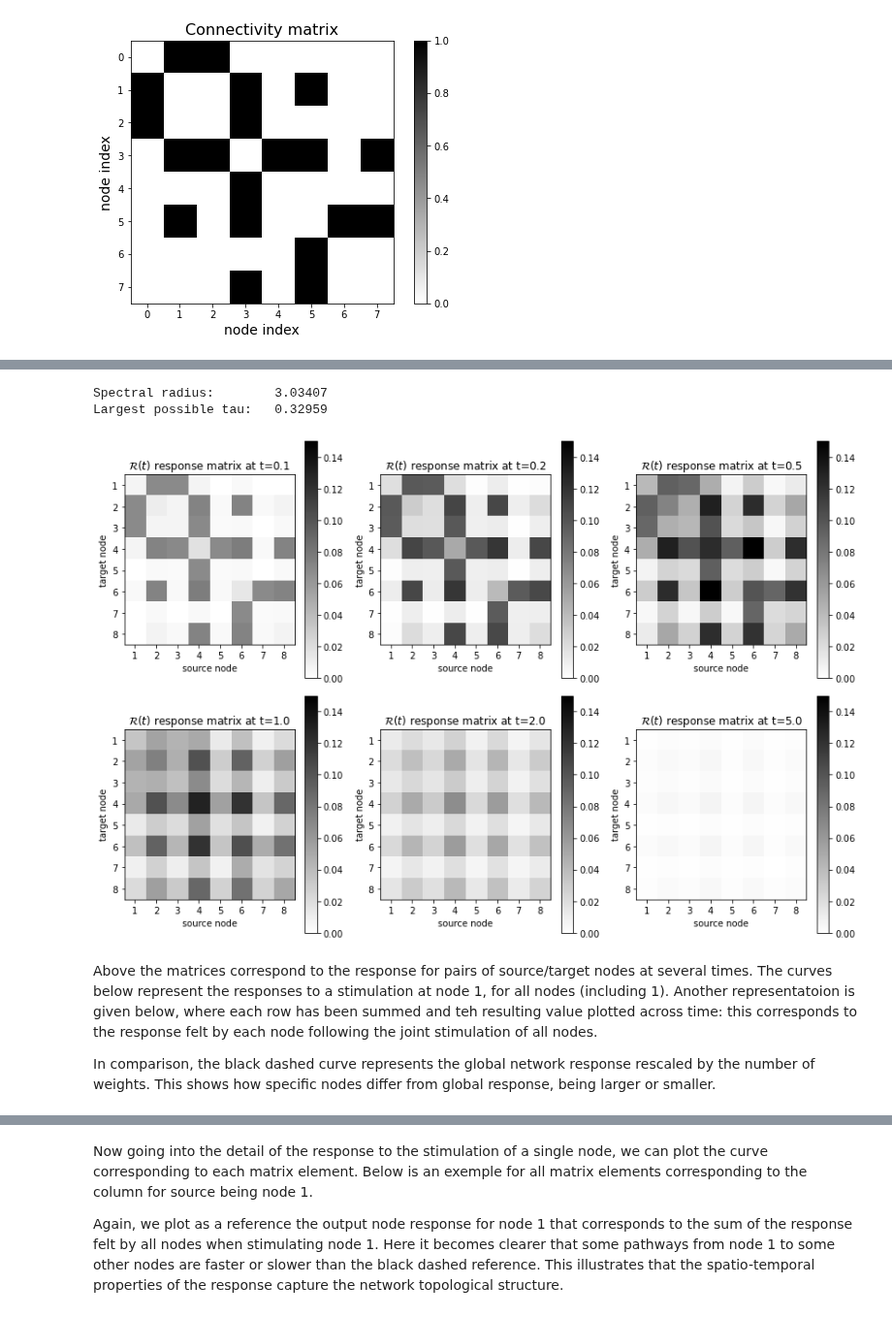
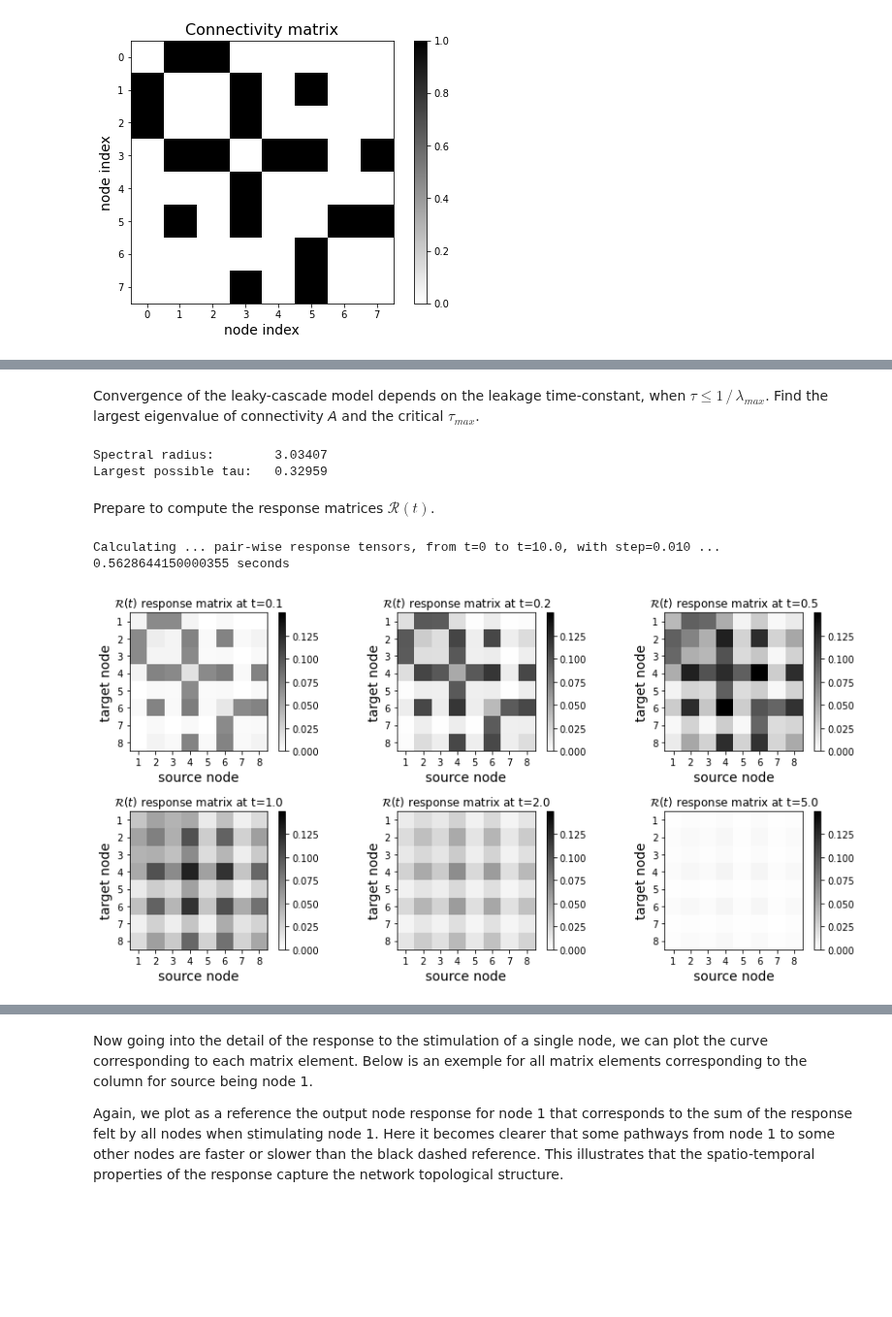
Before and after one commit to mb-BCA/SiReNetA_Tutorials, a Jupyter notebook: Tutorial_Notebooks/1_GettingStarted.ipynb, the cells around one changed output, grey strips where cells are left out. Shown at 97% size. Saved outputs shown, nothing was run; the diff lists cells and outputs as text; code cells hidden in the pictures; blank space fills up the shorter version.

```diff
--- a/Tutorial_Notebooks/1_GettingStarted.ipynb
+++ b/Tutorial_Notebooks/1_GettingStarted.ipynb
@@ -140,50 +153,60 @@ Now choosing a propagation model
+# %% [markdown]
+Convergence of the leaky-cascade model depends on the leakage time-constant, when $\tau \leq 1 \,/\, \lambda_{max}$. Find the largest eigenvalue of connectivity *A* and the critical $\tau_{max}$.
 # %%
-# Check the spectral radius and the largest time constant for the leaky cascade propagation model
+# Find the largest eigenvalue of the connectivity matrix A
 evs = np.linalg.eigvals(net)
-evsnorms = np.zeros(N, float)
-for i in range(N):
-    evsnorms[i] = np.linalg.norm(evs[i])
-evmax = evsnorms.max()
-taumax = 1.0/evmax
+evmax = evs.real.max()
+# Calculate the largest possible tau
+taumax = 1.0 / evmax
 
 print( 'Spectral radius:\t%2.5f' %evmax )
 print( 'Largest possible tau:\t%2.5f' %taumax )
 # %% [output]
 Spectral radius:        3.03407
 Largest possible tau:   0.32959
+# %% [markdown]
+Prepare to compute the response matrices $\mathcal{R}(t)$.
 # %%
-# Set a leakage time-constant
-tau = 0.8 * taumax
-
-# Define the temporal resolution for the "simulation"
+# Define the simulation parameters
+# Set the temporal resolution
 tfinal = 10
 dt = 0.01
 tpoints = np.arange(0.0, tfinal+dt, dt)
 nsteps = len(tpoints)
 
-# Calculate the pair-wise responses for a time span between 0 and tmax
-resps_lc = sna.Resp_LeakyCascade(net, S0=1.0, tau=tau, tmax=tfinal, timestep=dt)
+# Set the leakage time-constants τ, proportional to taumax
+tau = 0.8 * taumax
+
+# Define the stimulation amplitude to every node
+stim = 1.0
+# %%
+# Calculate temporal evolution of the pair-wise responses R(t)
+print('\nCalculating ... pair-wise response tensors, from t=0 to t=%3.1f, with step=%3.3f ...' %(tfinal, dt) )
+time1 = timer()
+Rmats = sna.Resp_LeakyCascade(net.T, S0=stim, tau=tau, tmax=tfinal, timestep=dt)
+time2 = timer()
+print( time2 - time1, 'seconds' )
+# %% [output]
+Calculating ... pair-wise response tensors, from t=0 to t=10.0, with step=0.010 ...
+0.5628644150000355 seconds
 # %%
 # Visualise the pair-wise response matrices at times t = 0.1, 0.3, 0.5, 1.0, 2.0, 3.0
-maxresp = resps_lc.max()
+maxresp = Rmats.max()
 
 tidxlist = [10,20,50,100,200,500]
-plt.figure(figsize=[12,8])
+plt.figure(figsize=[12,6])
 for i, tidx in enumerate(tidxlist):
     t = tpoints[tidx]
     plt.subplot(2,3,i+1)
     plt.title('$\mathcal{R}(t)$ response matrix at t=%1.1f' %t)
-    plt.imshow(resps_lc[tidx], cmap='gray_r')
+    plt.imshow(Rmats[tidx], cmap='gray_r')
     plt.clim(0,maxresp)
     plt.colorbar()
     plt.xticks(np.arange(N), np.arange(N)+1)
     plt.yticks(np.arange(N), np.arange(N)+1)
     plt.xlabel('source node')
     plt.ylabel('target node')
+
 plt.tight_layout()
 # %% [output]
-[figure, old version]
+[figure, new version]
-# %% [markdown]
-Above the matrices correspond to the response for pairs of source/target nodes at several times. The curves below represent the responses to a stimulation at node 1, for all nodes (including 1). Another representatoion is given below, where each row has been summed and teh resulting value plotted across time: this corresponds to the response felt by each node following the joint stimulation of all nodes.
-
-In comparison, the black dashed curve represents the global network response rescaled by the number of weights. This shows how specific nodes differ from global response, being larger or smaller.
```
Also changed, not shown: parts of 20 cells of this notebook.
